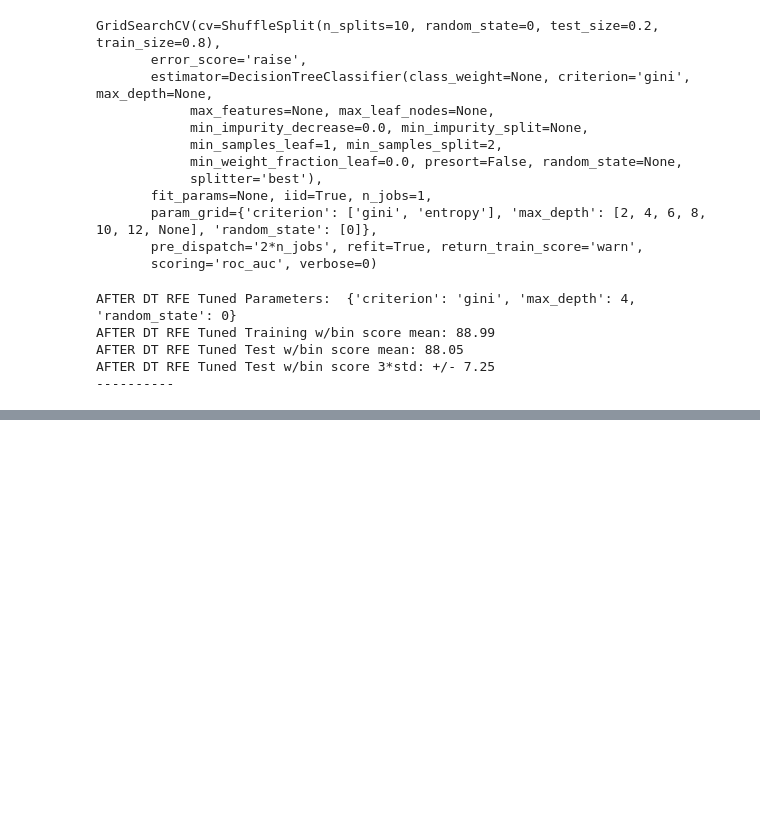
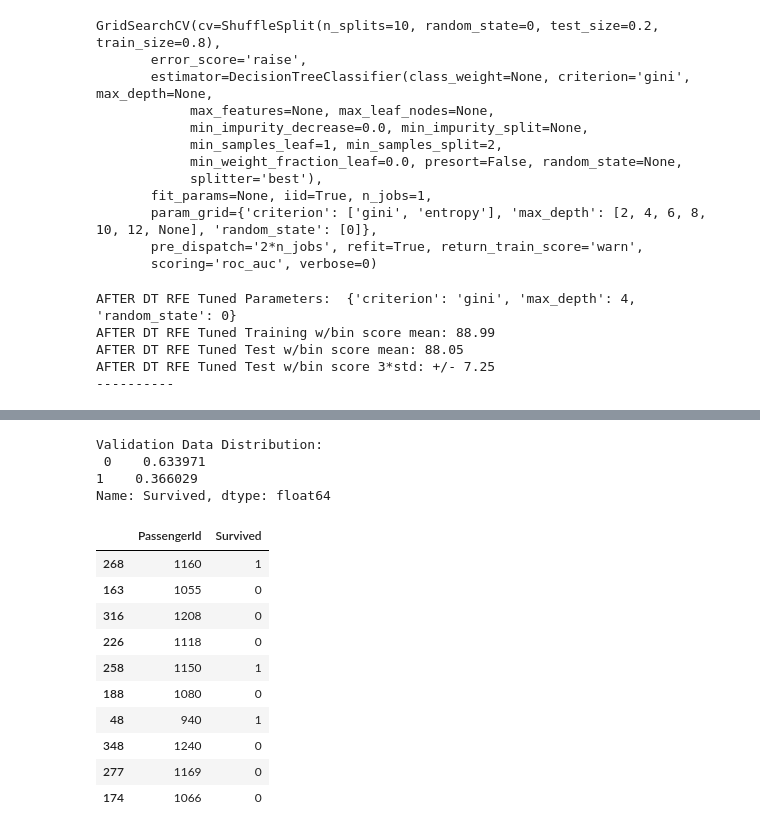
Before and after one commit to anshulrai/Kaggle-Challenges, a Jupyter notebook: Titanic/Titanic.ipynb, the cells around one changed output, grey strips where cells are left out. Cells and saved outputs as stored; diff of their text form; code cells hidden in the pictures; blank space fills up the shorter version.

Commit message:
FInished first implementation of model

```diff
--- a/Titanic/Titanic.ipynb
+++ b/Titanic/Titanic.ipynb
@@ -649,0 +667,29 @@ graph
+# %%
+vote_est = [
+    #Ensemble Methods: http://scikit-learn.org/stable/modules/ensemble.html
+    ('ada', ensemble.AdaBoostClassifier()),
+    ('bc', ensemble.BaggingClassifier()),
+    ('etc',ensemble.ExtraTreesClassifier()),
+    ('gbc', ensemble.GradientBoostingClassifier()),
+    ('rfc', ensemble.RandomForestClassifier()),
+
+    #Gaussian Processes: http://scikit-learn.org/stable/modules/gaussian_process.html#gaussian-process-classification-gpc
+    ('gpc', gaussian_process.GaussianProcessClassifier()),
+
+    #GLM: http://scikit-learn.org/stable/modules/linear_model.html#logistic-regression
+    ('lr', linear_model.LogisticRegressionCV()),
+
+    #Navies Bayes: http://scikit-learn.org/stable/modules/naive_bayes.html
+    ('bnb', naive_bayes.BernoulliNB()),
+    ('gnb', naive_bayes.GaussianNB()),
+
+    #Nearest Neighbor: http://scikit-learn.org/stable/modules/neighbors.html
+    ('knn', neighbors.KNeighborsClassifier()),
+
+    #SVM: http://scikit-learn.org/stable/modules/svm.html
+    ('svc', svm.SVC(probability=True)),
+
+    #xgboost: http://xgboost.readthedocs.io/en/latest/model.html
+   ('xgb', XGBClassifier())
+
+]
@@ -649,0 +903,8 @@ graph
+# %%
+grid_hard = ensemble.VotingClassifier(estimators=vote_est, voting = 'hard')
+grid_hard_cv = model_selection.cross_validate(grid_hard, temp_data[temp_x_bin], temp_data[Target],cv = cv_split)
+grid_hard.fit(temp_data[temp_x_bin], temp_data[Target])
+print("Hard Voting w/Tuned Hyperparameters Training w/bin score mean: {:.2f}". format(grid_hard_cv['train_score'].mean()*100))
+print("Hard Voting w/Tuned Hyperparameters Test w/bin score mean: {:.2f}". format(grid_hard_cv['test_score'].mean()*100))
+print("Hard Voting w/Tuned Hyperparameters Test w/bin score 3*std: +/- {:.2f}". format(grid_hard_cv['test_score'].std()*100*3))
+print('-'*10)
@@ -649,0 +951,24 @@ graph
+# %%
+test_data['Survived'] = grid_hard.predict(test_data[temp_x_bin])
+# %%
+submit_file = test_data[['PassengerId','Survived']]
+submit_file.to_csv("../working/submit.csv", index=False)
+
+print('Validation Data Distribution: \n', test_data['Survived'].value_counts(normalize = True))
+submit_file.sample(10)
+# %% [output]
+Validation Data Distribution:
+ 0    0.633971
+1    0.366029
+Name: Survived, dtype: float64
+|  | PassengerId | Survived |
+| 268 | 1160 | 1 |
+| 163 | 1055 | 0 |
+| 316 | 1208 | 0 |
+| 226 | 1118 | 0 |
+| 258 | 1150 | 1 |
+| 188 | 1080 | 0 |
+| 48 | 940 | 1 |
+| 348 | 1240 | 0 |
+| 277 | 1169 | 0 |
+| 174 | 1066 | 0 |
```
Also changed, not shown: parts of 18 cells of this notebook, 1 other file.
